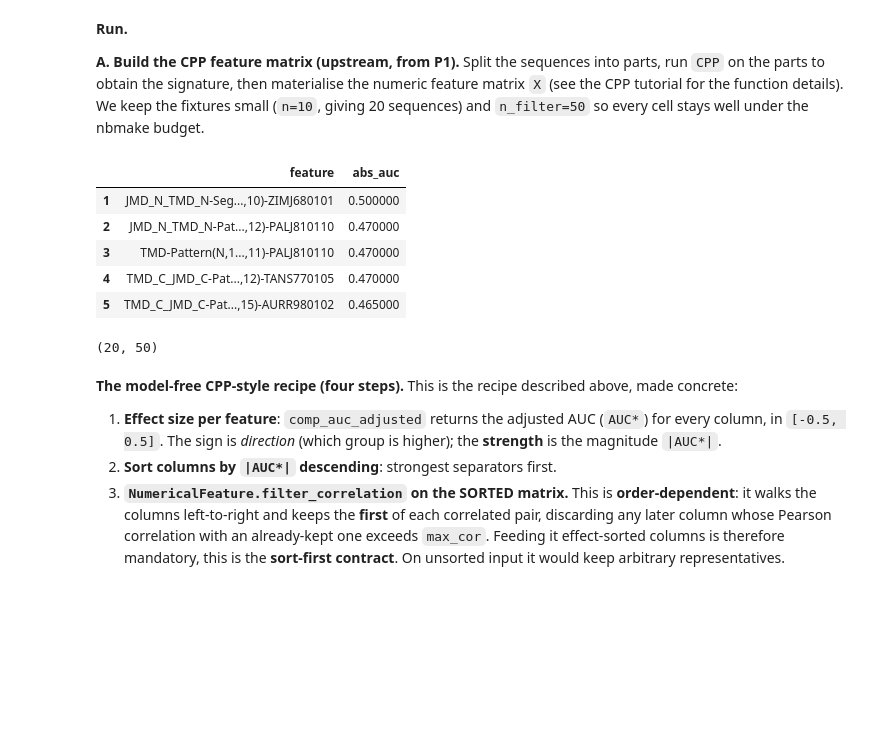
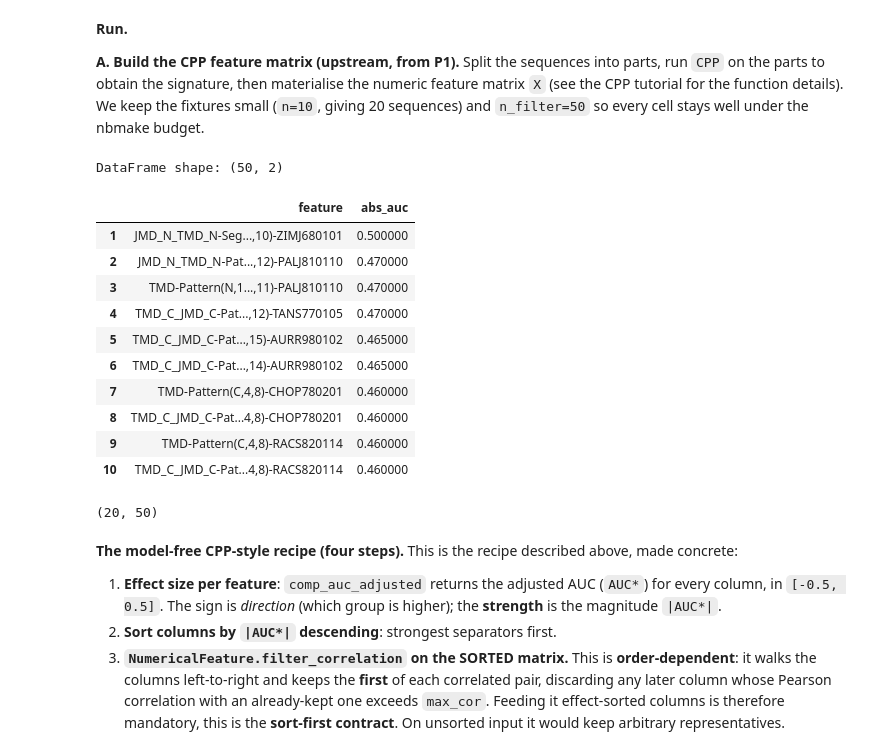
Before and after one commit to breimanntools/aaanalysis, a Jupyter notebook: protocols/protocol7_feature_selection.ipynb, the cells around one changed output. Drawn from its saved outputs; the diff is of its cells as text; code cells hidden in the pictures; blank space fills up the shorter version.

```diff
--- a/protocols/protocol7_feature_selection.ipynb
+++ b/protocols/protocol7_feature_selection.ipynb
@@ -37,23 +38,29 @@ aa.options["random_state"] = 42
 # %%
 df_seq = aa.load_dataset(name="DOM_GSEC", n=10)   # 20 sequences: 10 substrates / 10 non-substrates
 labels = df_seq["label"].to_list()
 
 sf = aa.SequenceFeature()
 df_parts = sf.get_df_parts(df_seq=df_seq)
 cpp = aa.CPP(df_parts=df_parts)
 df_feat = cpp.run(labels=labels, n_filter=50, n_jobs=1)
 
 X = sf.feature_matrix(features=df_feat["feature"], df_parts=df_parts)
-aa.display_df(df=df_feat[["feature", "abs_auc"]], n_rows=5)
+aa.display_df(df=df_feat[["feature", "abs_auc"]], n_rows=10, show_shape=True)
 X.shape
 # %% [output]
+DataFrame shape: (50, 2)
 |  | feature | abs_auc |
 | 1 | JMD_N_TMD_N-Seg...,10)-ZIMJ680101 | 0.500000 |
 | 2 | JMD_N_TMD_N-Pat...,12)-PALJ810110 | 0.470000 |
 | 3 | TMD-Pattern(N,1...,11)-PALJ810110 | 0.470000 |
 | 4 | TMD_C_JMD_C-Pat...,12)-TANS770105 | 0.470000 |
 | 5 | TMD_C_JMD_C-Pat...,15)-AURR980102 | 0.465000 |
+| 6 | TMD_C_JMD_C-Pat...,14)-AURR980102 | 0.465000 |
+| 7 | TMD-Pattern(C,4,8)-CHOP780201 | 0.460000 |
+| 8 | TMD_C_JMD_C-Pat...4,8)-CHOP780201 | 0.460000 |
+| 9 | TMD-Pattern(C,4,8)-RACS820114 | 0.460000 |
+| 10 | TMD_C_JMD_C-Pat...4,8)-RACS820114 | 0.460000 |
-(20, 50)
+(20, 50)
 # %% [markdown]
 **The model-free CPP-style recipe (four steps).** This is the recipe described above, made concrete:
 
```
Also changed, not shown: parts of 12 cells of this notebook.
